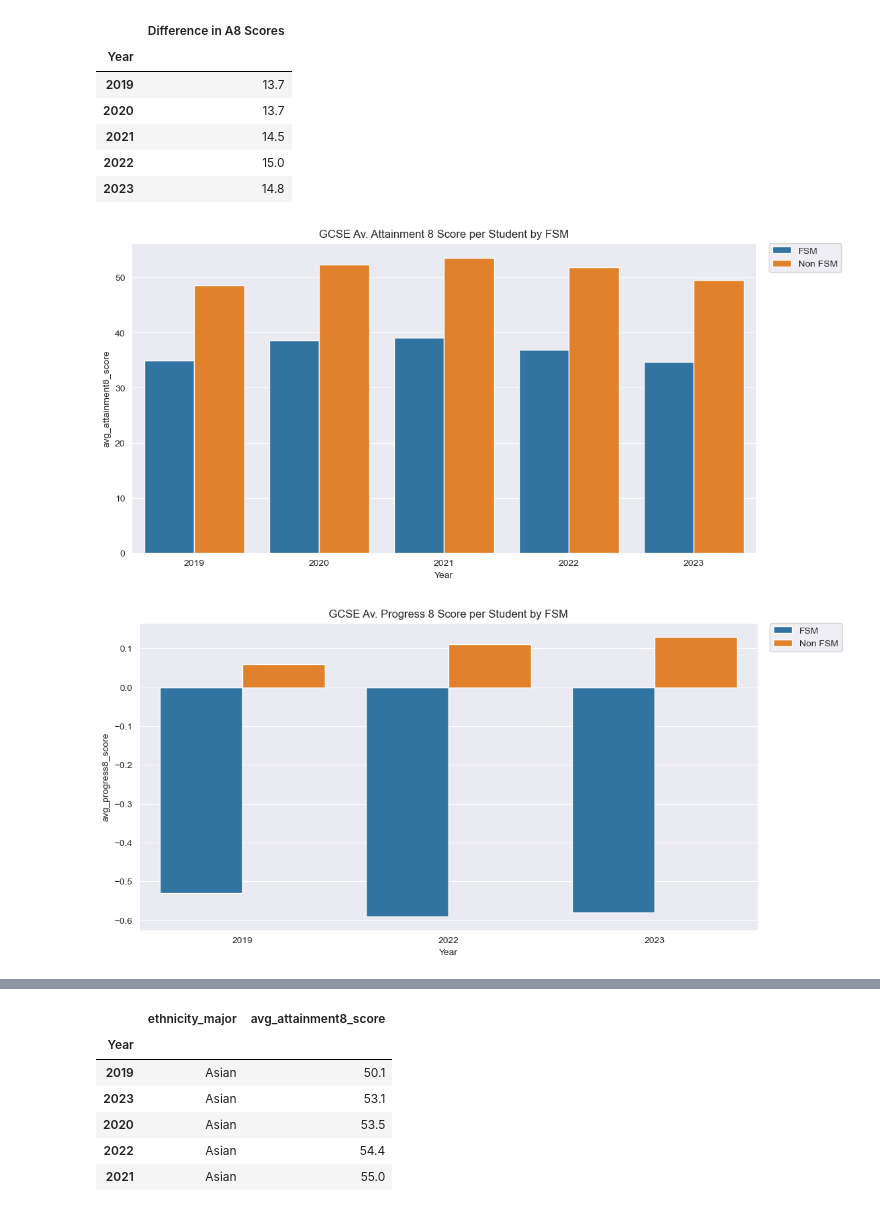
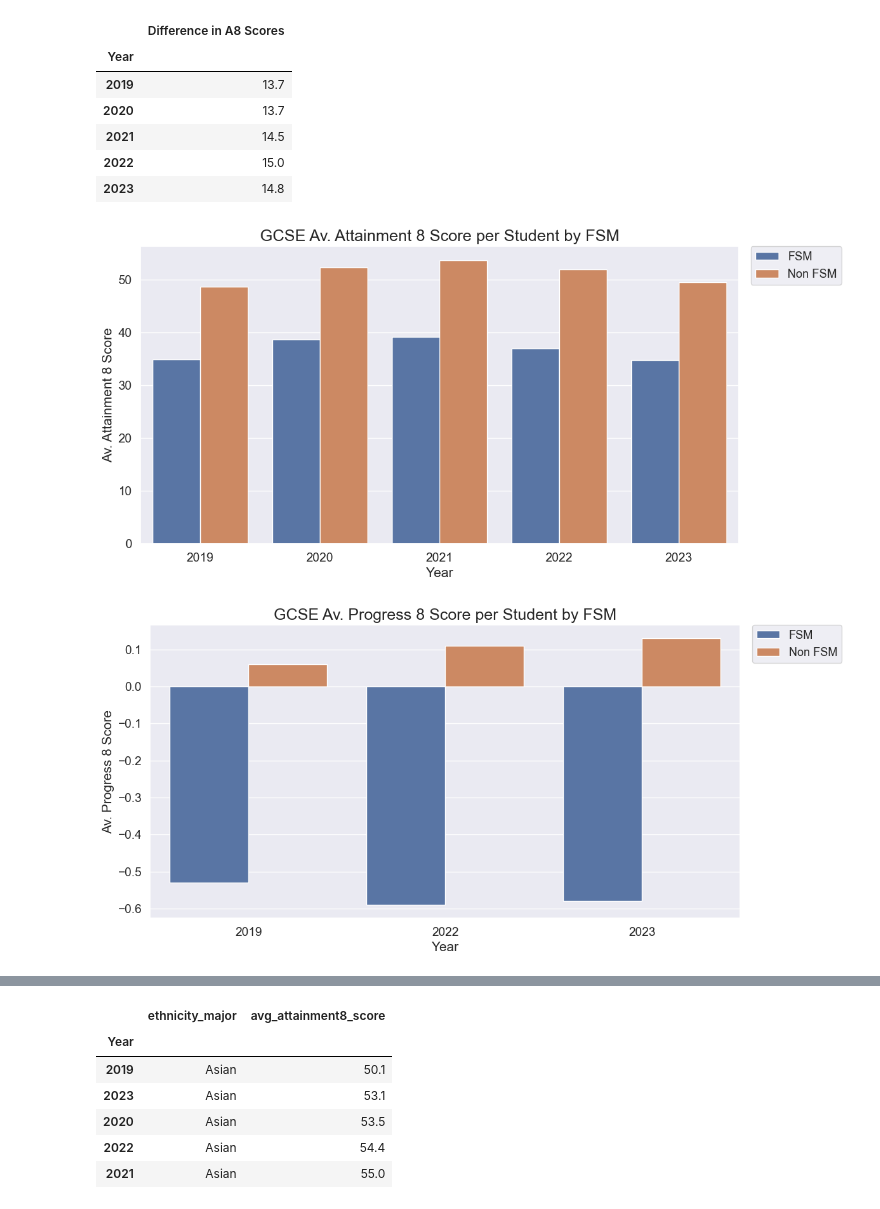
Before and after one commit to MoNawaz101/Project-1-Examination-Analysis, a Jupyter notebook: gender_socialclass_and_ethnicity_visualisation.ipynb, the cells around one changed output, grey strips where cells are left out. Saved outputs shown, nothing was run; the diff lists cells and outputs as text; code cells hidden in the pictures.

```diff
--- a/gender_socialclass_and_ethnicity_visualisation.ipynb
+++ b/gender_socialclass_and_ethnicity_visualisation.ipynb
@@ -146,16 +156,20 @@ all_boys_a8_red_df
 | 2019 | White | 43.5 |
 | 2023 | White | 42.9 |
 # %%
-sns.set_style("darkgrid")
 plt.figure(figsize=(12,6))
-plt.title("Boys GCSE Av. Attainment 8 Score per Student by Ethnicity")
+plt.title("Boys GCSE Av. Attainment 8 Score per Student by Ethnicity", fontsize=18)
 ax=sns.barplot(data=all_boys_a8_red_df, x=all_boys_a8_red_df.index,y=all_boys_a8_red_df["avg_attainment8_score"],hue="ethnicity_major")
-plt.legend(bbox_to_anchor=(1.02, 1), loc='upper left', borderaxespad=0)
-ax.axhline(y=all_boys_a8_total.iloc[0][1],xmin = 0.05,xmax = 0.195,color="black",linestyle="dashed")
-ax.axhline(y=all_boys_a8_total.iloc[1][1],xmin = 0.24,xmax = 0.385,color="black",linestyle="dashed")
-ax.axhline(y=all_boys_a8_total.iloc[2][1],xmin = 0.43,xmax = 0.575,color="black",linestyle="dashed")
-ax.axhline(y=all_boys_a8_total.iloc[3][1],xmin = 0.615,xmax = 0.765,color="black",linestyle="dashed")
-ax.axhline(y=all_boys_a8_total.iloc[4][1],xmin = 0.805,xmax = 0.955,color="black",linestyle="dashed")
+plt.legend(bbox_to_anchor=(1.02, 1), loc='upper left', borderaxespad=0,fontsize=13)
+
+plt.ylabel("Av. Attainment 8 Score", fontsize=15)
+plt.xlabel("Year", fontsize=15)
+
+ax.axhline(y=all_boys_a8_total.iloc[0][1],xmin = 0.02,xmax = 0.18,color="black",linestyle="dashed")
+ax.axhline(y=all_boys_a8_total.iloc[1][1],xmin = 0.22,xmax = 0.38,color="black",linestyle="dashed")
+ax.axhline(y=all_boys_a8_total.iloc[2][1],xmin = 0.42,xmax = 0.58,color="black",linestyle="dashed")
+ax.axhline(y=all_boys_a8_total.iloc[3][1],xmin = 0.62,xmax = 0.78,color="black",linestyle="dashed")
+ax.axhline(y=all_boys_a8_total.iloc[4][1],xmin = 0.82,xmax = 0.98,color="black",linestyle="dashed")
+plt.savefig("Graphs/fig5_a8_ethnic_boys.png",bbox_inches="tight")
 plt.plot()
 # %% [output]
 []
@@ -177,9 +195,11 @@ ax.axhline(y=all_girls_a8_total.iloc[4][1],xmin = 0.82,xmax = 0.98,color="black"
 # %%
-sns.set_style("darkgrid")
 plt.figure(figsize=(12,6))
-plt.title("Boys GCSE Av. Progress 8 Score per Student by Ethnicity")
+plt.title("Boys GCSE Av. Progress 8 Score per Student by Ethnicity",fontsize=18)
 ax=sns.barplot(data=all_boys_p8_red_df, x=all_boys_p8_red_df.index,y=all_boys_p8_red_df["avg_progress8_score"],hue="ethnicity_major")
-plt.legend(bbox_to_anchor=(1.02, 1), loc='upper left', borderaxespad=0)
+plt.legend(bbox_to_anchor=(1.02, 1), loc='upper left', borderaxespad=0,fontsize=13)
+plt.ylabel("Av. Progress 8 Score", fontsize=15)
+plt.xlabel("Year", fontsize=15)
+plt.savefig("Graphs/fig7_p8_ethnic_boys.png",bbox_inches="tight")
 plt.plot()
 # %% [output]
 []
@@ -187,9 +207,11 @@ plt.plot()
 # %%
-sns.set_style("darkgrid")
 plt.figure(figsize=(12,6))
-plt.title("Girls GCSE Av. Progress 8 Score per Student by Ethnicity")
+plt.title("Girls GCSE Av. Progress 8 Score per Student by Ethnicity",fontsize=18)
 ax=sns.barplot(data=all_girls_p8_red_df, x=all_girls_p8_red_df.index,y=all_girls_p8_red_df["avg_progress8_score"],hue="ethnicity_major")
-plt.legend(bbox_to_anchor=(1.02, 1), loc='upper left', borderaxespad=0)
+plt.legend(bbox_to_anchor=(1.02, 1), loc='upper left', borderaxespad=0,fontsize=13)
+plt.ylabel("Av. Progress 8 Score", fontsize=15)
+plt.xlabel("Year", fontsize=15)
+plt.savefig("Graphs/fig8_p8_ethnic_girls.png",bbox_inches="tight")
 plt.plot()
 # %% [output]
 []
@@ -231,21 +253,25 @@ tot_a8_fsm_diff
 | 2022 | 15.0 |
 | 2023 | 14.8 |
 # %%
-sns.set_style("darkgrid")
 plt.figure(figsize=(12,6))
-plt.title("GCSE Av. Attainment 8 Score per Student by FSM")
+plt.title("GCSE Av. Attainment 8 Score per Student by FSM",fontsize=18)
 ax=sns.barplot(data=tot_a8_fsm_df, x=tot_a8_fsm_df.index,y=tot_a8_fsm_df["avg_attainment8_score"],hue="free_school_meals")
-plt.legend(bbox_to_anchor=(1.02, 1), loc='upper left', borderaxespad=0)
+plt.legend(bbox_to_anchor=(1.02, 1), loc='upper left', borderaxespad=0,fontsize=13)
+plt.ylabel("Av. Attainment 8 Score", fontsize=15)
+plt.xlabel("Year", fontsize=15)
+plt.savefig("Graphs/fig9_a8_fsm.png",bbox_inches="tight")
 plt.show()
 # %% [output]
-[figure, old version]
+[figure, new version]
 # %%
-sns.set_style("darkgrid")
 plt.figure(figsize=(12,6))
-plt.title("GCSE Av. Progress 8 Score per Student by FSM")
+plt.title("GCSE Av. Progress 8 Score per Student by FSM",fontsize=18)
 ax=sns.barplot(data=tot_p8_fsm_df, x=tot_p8_fsm_df.index,y=tot_p8_fsm_df["avg_progress8_score"],hue="free_school_meals")
-plt.legend(bbox_to_anchor=(1.02, 1), loc='upper left', borderaxespad=0)
+plt.legend(bbox_to_anchor=(1.02, 1), loc='upper left', borderaxespad=0,fontsize=13)
+plt.ylabel("Av. Progress 8 Score", fontsize=15)
+plt.xlabel("Year", fontsize=15)
+plt.savefig("Graphs/fig10_p8_fsm.png",bbox_inches="tight")
 plt.show()
 # %% [output]
-[figure, old version]
+[figure, new version]
 # %%
```
Also changed, not shown: parts of 15 cells of this notebook, 18 other files.
